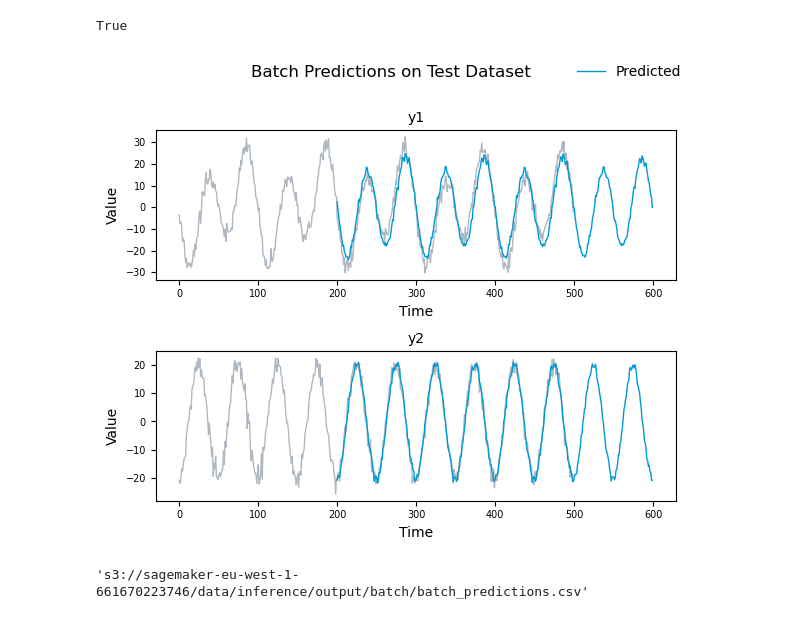
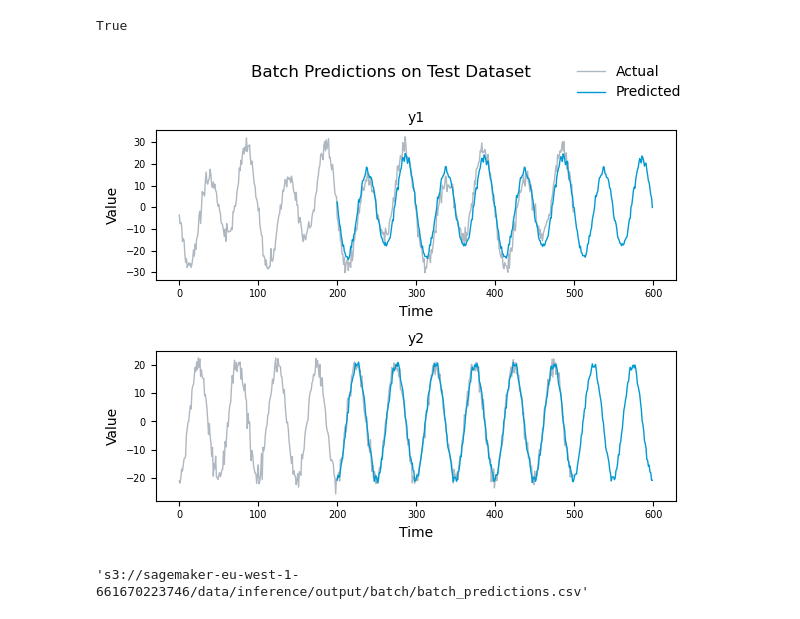
Before and after one commit to fg-research/lnn-sagemaker, a Jupyter notebook: notebook.ipynb, the cells around one changed output. Saved outputs shown, nothing was run; the diff lists cells and outputs as text; code cells hidden in the pictures.

```diff
--- a/notebook.ipynb
+++ b/notebook.ipynb
@@ -485,7 +485,7 @@ dtype: int64
 # %%
 fig, axs = plt.subplots(nrows=len([c for c in test_dataset.columns if c.startswith("y")]), ncols=1, sharex=True, figsize=(6, 5))
 for i, c in enumerate([c for c in test_dataset.columns if c.startswith("y")]):
-    axs[i].plot(test_dataset[c], color="#AFB8C1", lw=1)
+    axs[i].plot(test_dataset[c], color="#AFB8C1", lw=1, label="Actual" if i == 0 else None)
     axs[i].plot(real_time_predictions[c], color="#009ad3", lw=1, label="Predicted" if i == 0 else None)
     axs[i].set_title(c, size=10)
     axs[i].set(xlabel="Time", ylabel="Value")
@@ -704,20 +708,20 @@ True
 # %%
 fig, axs = plt.subplots(nrows=len([c for c in test_dataset.columns if c.startswith("y")]), ncols=1, sharex=True, figsize=(6, 5))
 for i, c in enumerate([c for c in test_dataset.columns if c.startswith("y")]):
-    axs[i].plot(test_dataset[c], color="#AFB8C1", lw=1)
+    axs[i].plot(test_dataset[c], color="#AFB8C1", lw=1, label="Actual" if i == 0 else None)
     axs[i].plot(batch_predictions[c], color="#009ad3", lw=1, label="Predicted" if i == 0 else None)
     axs[i].set_title(c, size=10)
     axs[i].set(xlabel="Time", ylabel="Value")
     axs[i].xaxis.set_tick_params(labelbottom=True)
     axs[i].tick_params(axis="both", which="major", labelsize=7)
     axs[i].tick_params(axis="both", which="minor", labelsize=7)
 fig.suptitle("Batch Predictions on Test Dataset")
 fig.legend(frameon=False)
 fig.tight_layout()
 fig.subplots_adjust(top=0.85)
 fig.show()
 # %% [output]
-[figure, old version]
+[figure, new version]
 # %%
 batch_results = sagemaker_session.upload_string_as_file_body(
     body=batch_predictions.to_csv(index=False, header=False),
```
Also changed, not shown: parts of 11 cells of this notebook.
